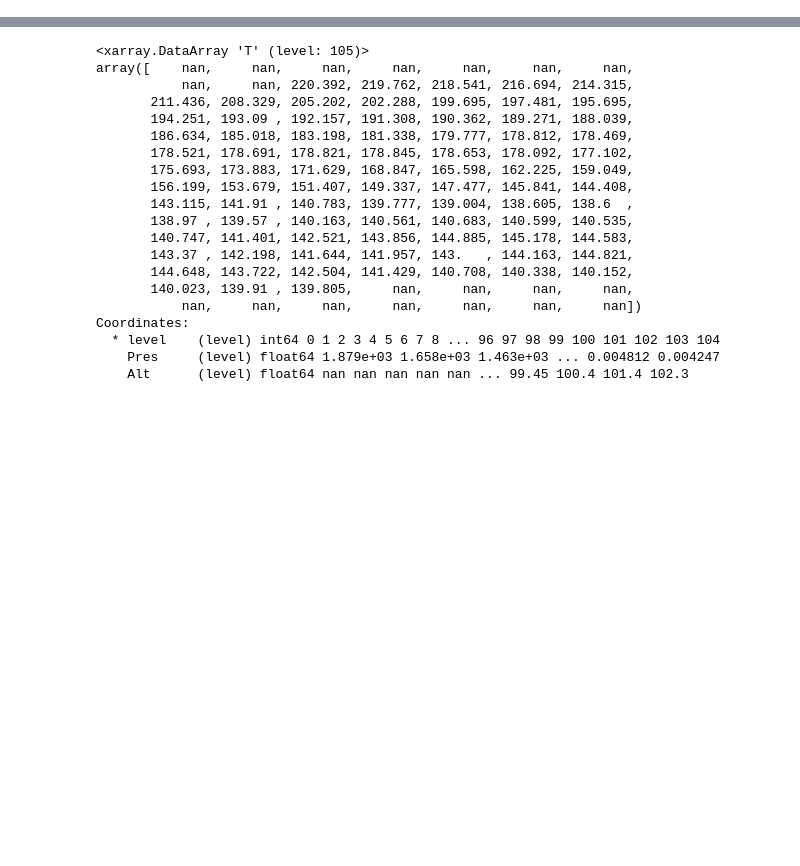
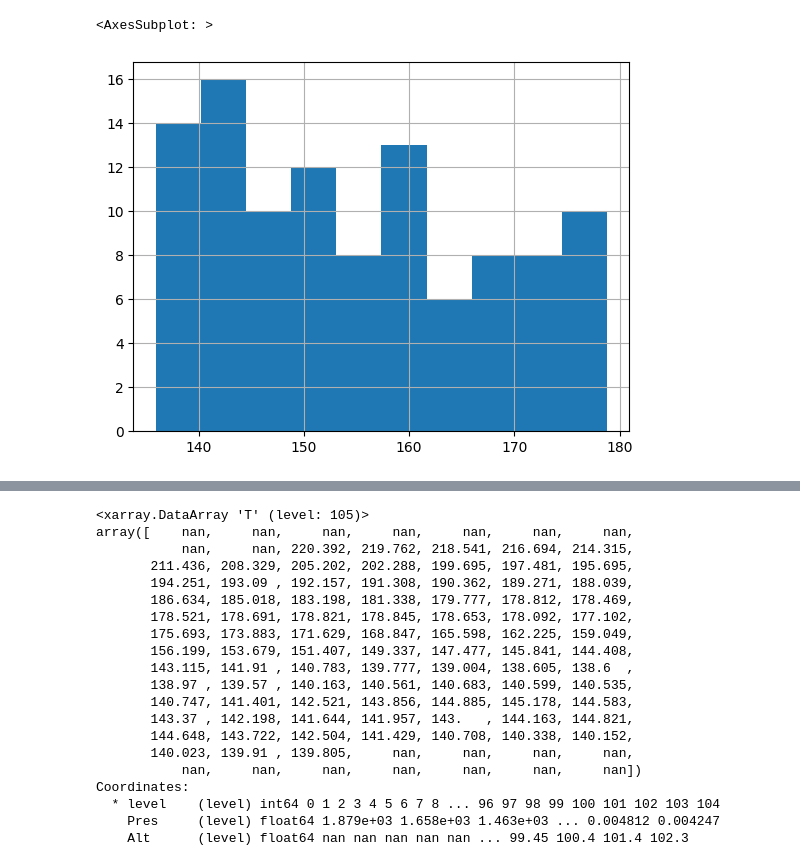
Before and after one commit to Cloudspotting-on-Mars/mcstools, a Jupyter notebook: mcstools/preprocess/l2/dev.ipynb, the cells around one changed output, grey strips where cells are left out. Saved outputs shown, nothing was run; the diff lists cells and outputs as text; code cells hidden in the pictures; blank space fills up the shorter version.

```diff
--- a/mcstools/preprocess/l2/dev.ipynb
+++ b/mcstools/preprocess/l2/dev.ipynb
@@ -144,0 +95,5 @@ ddr2
+# %%
+ddr2[ddr2["level"].between(40, 60)]["T"].hist()
+# %% [output]
+<AxesSubplot: >
+[figure, added]
```
Also changed, not shown: parts of 18 cells of this notebook, 2 other files.
